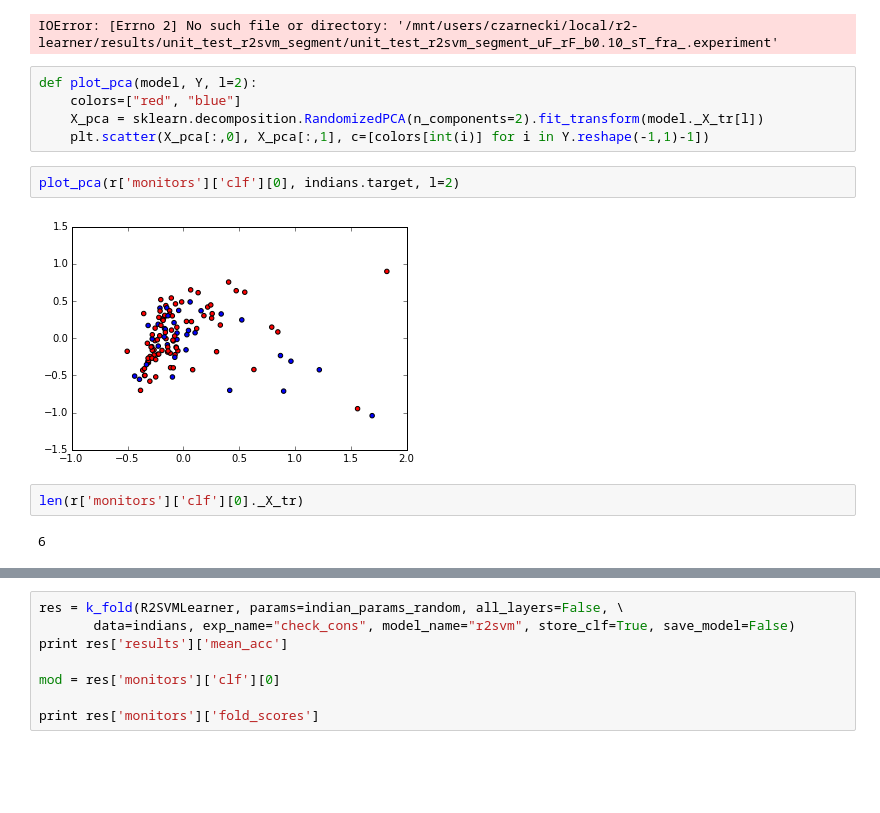
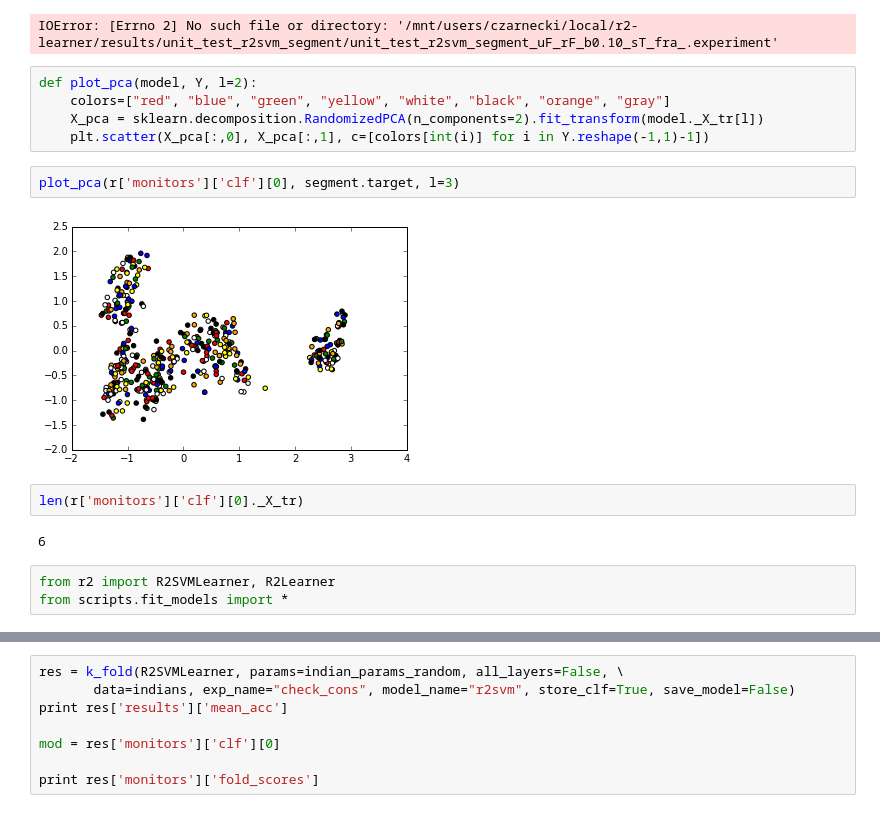
Before and after one commit to kudkudak/r2-learner, a Jupyter notebook: notebooks/pca_r2svm.ipynb, the cells around one changed output, grey strips where cells are left out. Cells and saved outputs as stored; diff of their text form; blank space fills up the shorter version.

```diff
--- a/notebooks/pca_r2svm.ipynb
+++ b/notebooks/pca_r2svm.ipynb
@@ -164,14 +164,17 @@ print segment_params
 IOError: [Errno 2] No such file or directory: '/mnt/users/czarnecki/local/r2-learner/results/unit_test_r2svm_segment/unit_test_r2svm_segment_uF_rF_b0.10_sT_fra_.experiment'
 # %%
 def plot_pca(model, Y, l=2):
-    colors=["red", "blue"]
+    colors=["red", "blue", "green", "yellow", "white", "black", "orange", "gray"]
     X_pca = sklearn.decomposition.RandomizedPCA(n_components=2).fit_transform(model._X_tr[l])
     plt.scatter(X_pca[:,0], X_pca[:,1], c=[colors[int(i)] for i in Y.reshape(-1,1)-1])
 # %%
-plot_pca(r['monitors']['clf'][0], indians.target, l=2)
+plot_pca(r['monitors']['clf'][0], segment.target, l=3)
 # %% [output]
-[figure, old version]
+[figure, new version]
 # %%
 len(r['monitors']['clf'][0]._X_tr)
 # %% [output]
 6
+# %%
+from r2 import R2SVMLearner, R2Learner
+from scripts.fit_models import *
```
Also changed, not shown: parts of 6 cells of this notebook, 8 other files.
